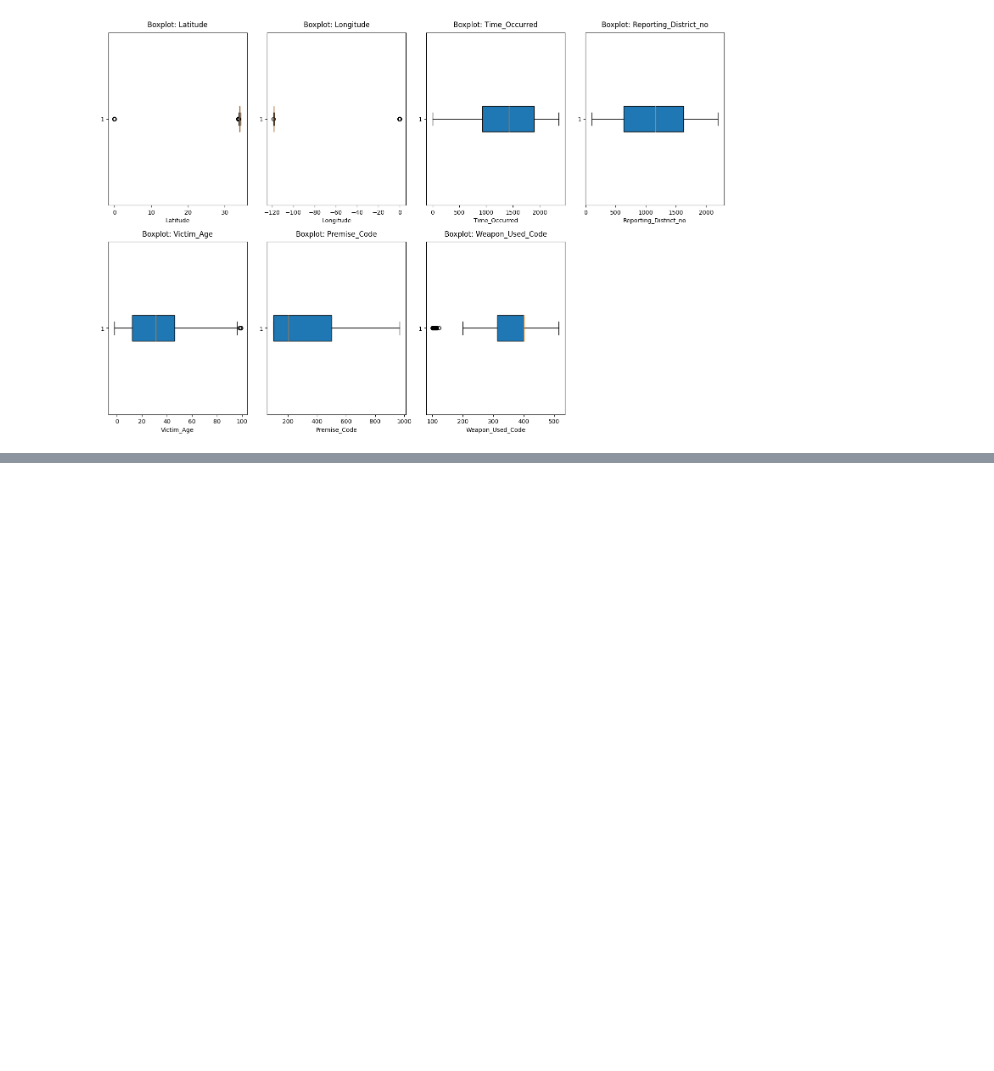
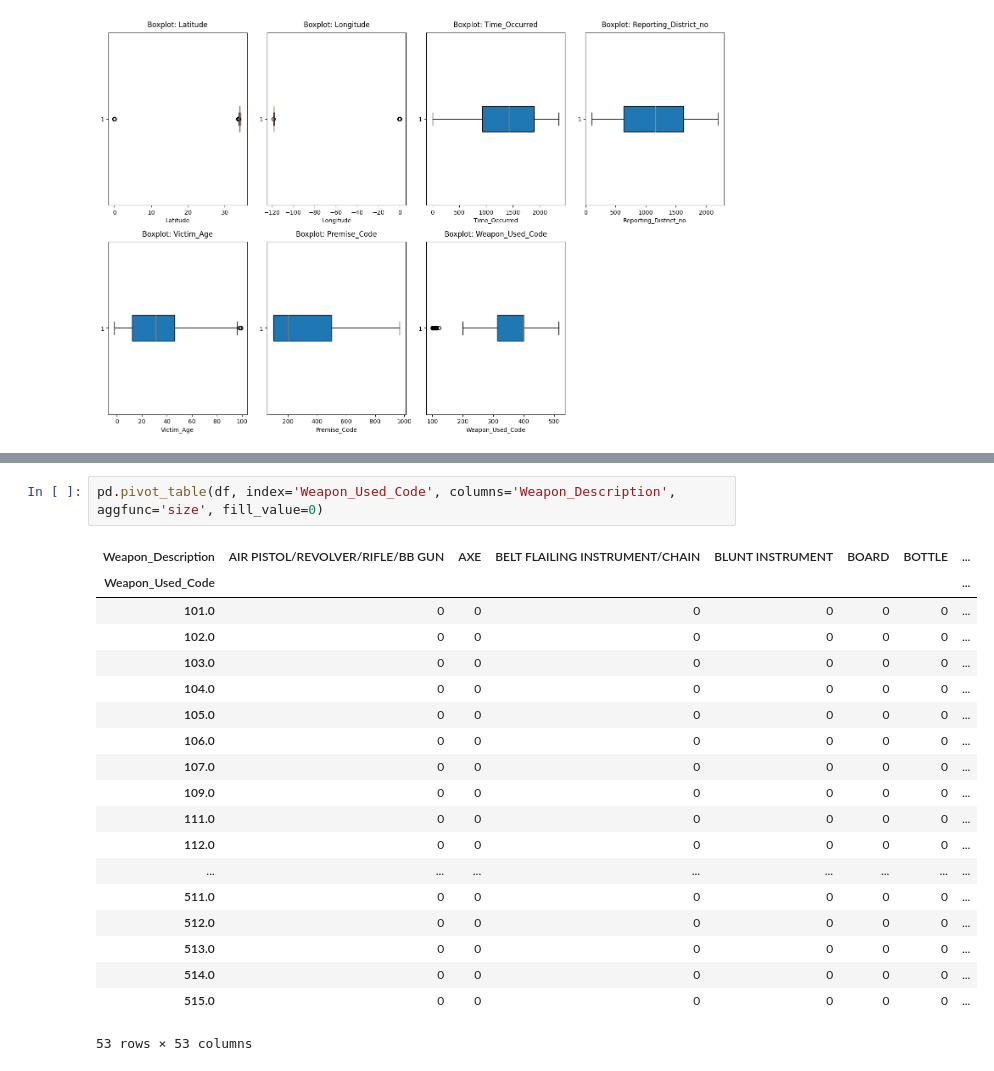
Before and after one commit to mssamoilenko/data_analysis_crime_samoilenko, a Jupyter notebook: data-analysis-crime-samoilenko2.ipynb, the cells around one changed output, grey strips where cells are left out. Saved outputs shown, nothing was run; the diff lists cells and outputs as text; blank space fills up the shorter version.

```diff
--- a/data-analysis-crime-samoilenko2.ipynb
+++ b/data-analysis-crime-samoilenko2.ipynb
@@ -267,0 +318,22 @@ plt.show()
+# %%
+pd.pivot_table(df, index='Weapon_Used_Code', columns='Weapon_Description', aggfunc='size', fill_value=0)
+# %% [output]
+| Weapon_Description | AIR PISTOL/REVOLVER/RIFLE/BB GUN | AXE | BELT FLAILING INSTRUMENT/CHAIN | BLUNT INSTRUMENT | BOARD | BOTTLE | ... |
+| Weapon_Used_Code |  |  |  |  |  |  | ... |
+| 101.0 | 0 | 0 | 0 | 0 | 0 | 0 | ... |
+| 102.0 | 0 | 0 | 0 | 0 | 0 | 0 | ... |
+| 103.0 | 0 | 0 | 0 | 0 | 0 | 0 | ... |
+| 104.0 | 0 | 0 | 0 | 0 | 0 | 0 | ... |
+| 105.0 | 0 | 0 | 0 | 0 | 0 | 0 | ... |
+| 106.0 | 0 | 0 | 0 | 0 | 0 | 0 | ... |
+| 107.0 | 0 | 0 | 0 | 0 | 0 | 0 | ... |
+| 109.0 | 0 | 0 | 0 | 0 | 0 | 0 | ... |
+| 111.0 | 0 | 0 | 0 | 0 | 0 | 0 | ... |
+| 112.0 | 0 | 0 | 0 | 0 | 0 | 0 | ... |
+| ... | ... | ... | ... | ... | ... | ... | ... |
+| 511.0 | 0 | 0 | 0 | 0 | 0 | 0 | ... |
+| 512.0 | 0 | 0 | 0 | 0 | 0 | 0 | ... |
+| 513.0 | 0 | 0 | 0 | 0 | 0 | 0 | ... |
+| 514.0 | 0 | 0 | 0 | 0 | 0 | 0 | ... |
+| 515.0 | 0 | 0 | 0 | 0 | 0 | 0 | ... |
+53 rows × 53 columns
```
Also changed, not shown: parts of 15 cells of this notebook.
